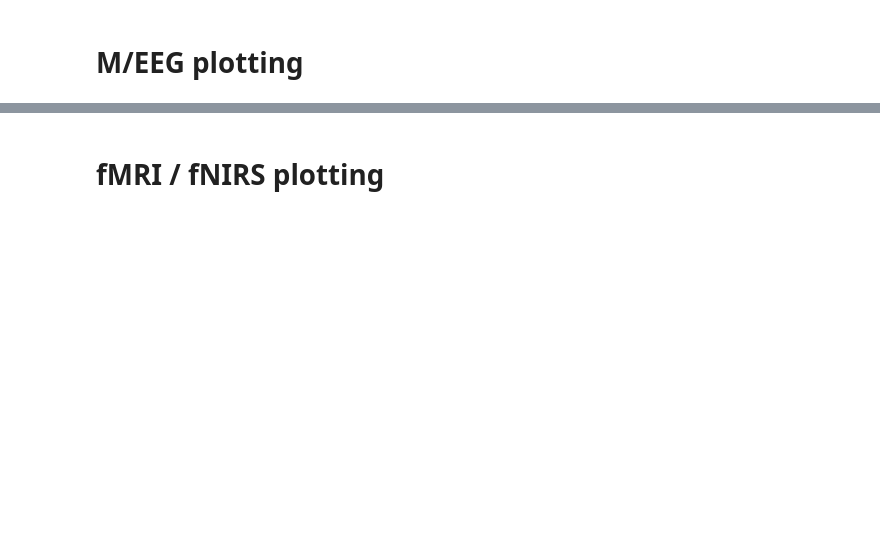
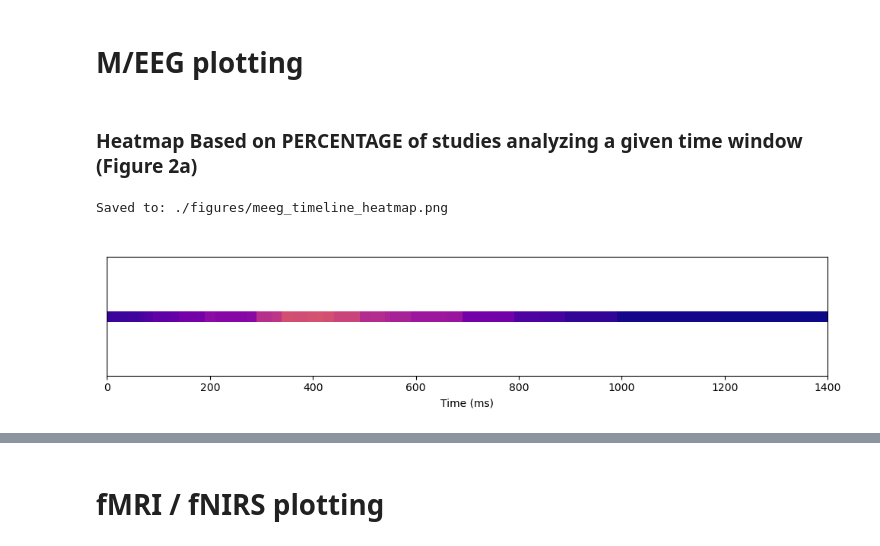
Before and after one commit to NoCe-Lab/multilingual-review, a Jupyter notebook: figure_plotting/figure3_plotting.ipynb, the cells around one changed output, grey strips where cells are left out. Cells and saved outputs as stored; diff of their text form; code cells hidden in the pictures; blank space fills up the shorter version.

```diff
--- a/figure_plotting/figure3_plotting.ipynb
+++ b/figure_plotting/figure3_plotting.ipynb
@@ -11,2 +14,4 @@ from nilearn import plotting, image
 # %% [markdown]
 # M/EEG plotting
+# %% [markdown]
+### Heatmap Based on PERCENTAGE of studies analyzing a given time window (Figure 2a)
@@ -13 +104,19 @@ from nilearn import plotting, image
+# %%
+# extract study-to-ms mapping and total study count
+ms_to_studies, n_studies = extract_time_windows_by_study(stimuli_df, 'component', 'study_id')
+
+# compute timeline (percent coverage per ms)
+timeline = compute_percentage_timeline(ms_to_studies, n_studies)
+
+# we want the same color scale
+cmap = plt.colormaps['plasma']
+norm = Normalize(vmin=0, vmax=100)
+#norm = Normalize(vmin=timeline.min(), vmax=timeline.max())  # adaptive scale
+
+# plot
+save_path = os.path.join("./figures/meeg_timeline_heatmap.png")
+plot_heatmap_timeline(timeline, cmap, norm, save_path=save_path)
+# %% [output]
+Saved to: ./figures/meeg_timeline_heatmap.png
+[figure, added]
 # %% [markdown]
```
Also changed, not shown: parts of 20 cells of this notebook, 3 other files.
